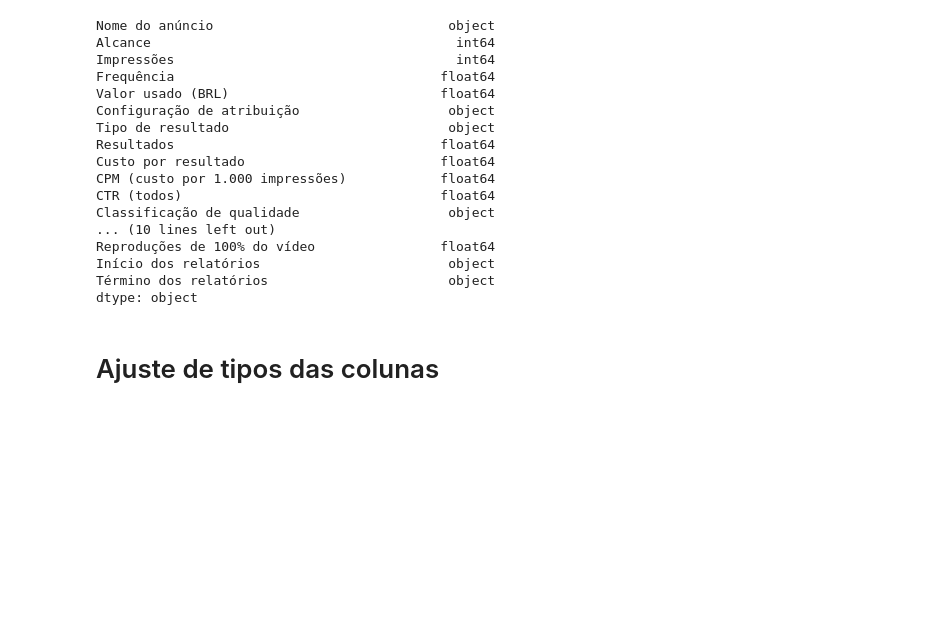
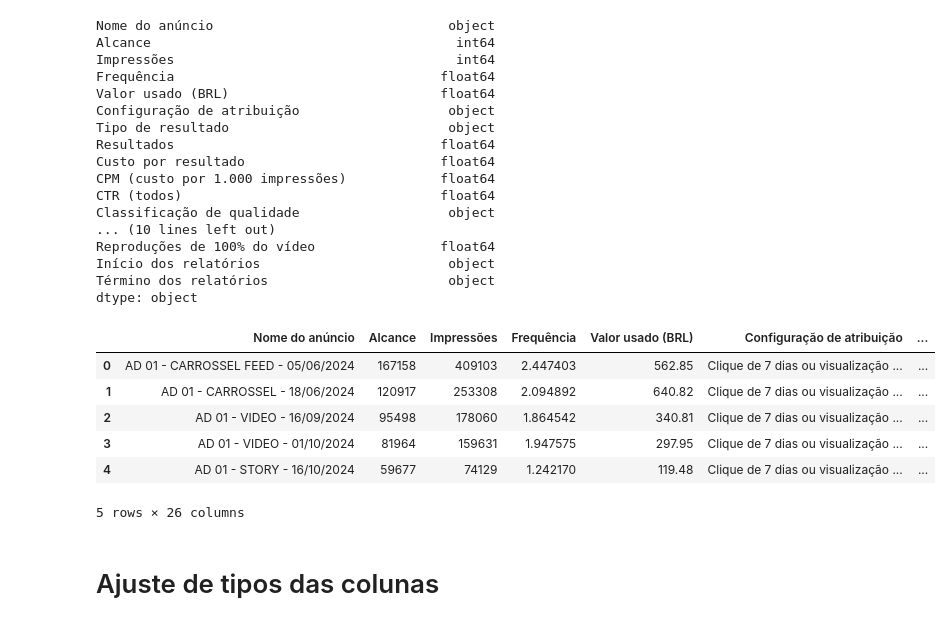
Before and after one commit to claraferreirabatista/analise_de_campanha, a Jupyter notebook: limpeza_de_dados_desde_de_janeiro.ipynb, the cells around one changed output. Drawn from its saved outputs; the diff is of its cells as text; code cells hidden in the pictures; blank space fills up the shorter version.

```diff
--- a/limpeza_de_dados_desde_de_janeiro.ipynb
+++ b/limpeza_de_dados_desde_de_janeiro.ipynb
@@ -91,6 +92,25 @@ Reproduções de 100% do vídeo                float64
 Início dos relatórios                        object
 Término dos relatórios                       object
 dtype: object
+# %%
+# Função para extrair a data
+def extrair_data(nome_anuncio):
+    match = re.search(r'\d{2}/\d{2}/\d{4}', nome_anuncio)
+    return match.group(0) if match else None
+
+# Aplicando a função na coluna 'Nome do anúncio' e criando a nova coluna 'Data de criação'
+dados_anuncios['Data de criação'] = dados_anuncios['Nome do anúncio'].apply(extrair_data)
+
+# Exibindo o DataFrame atualizado
+dados_anuncios.head()
+# %% [output]
+|  | Nome do anúncio | Alcance | Impressões | Frequência | Valor usado (BRL) | Configuração de atribuição | ... |
+| 0 | AD 01 - CARROSSEL FEED - 05/06/2024 | 167158 | 409103 | 2.447403 | 562.85 | Clique de 7 dias ou visualização ... | ... |
+| 1 | AD 01 - CARROSSEL - 18/06/2024 | 120917 | 253308 | 2.094892 | 640.82 | Clique de 7 dias ou visualização ... | ... |
+| 2 | AD 01 - VIDEO - 16/09/2024 | 95498 | 178060 | 1.864542 | 340.81 | Clique de 7 dias ou visualização ... | ... |
+| 3 | AD 01 - VIDEO - 01/10/2024 | 81964 | 159631 | 1.947575 | 297.95 | Clique de 7 dias ou visualização ... | ... |
+| 4 | AD 01 - STORY - 16/10/2024 | 59677 | 74129 | 1.242170 | 119.48 | Clique de 7 dias ou visualização ... | ... |
+5 rows × 26 columns
 # %% [markdown]
 # Ajuste de tipos das colunas
 # %%
```
Also changed, not shown: parts of 3 cells of this notebook, 3 other files.
